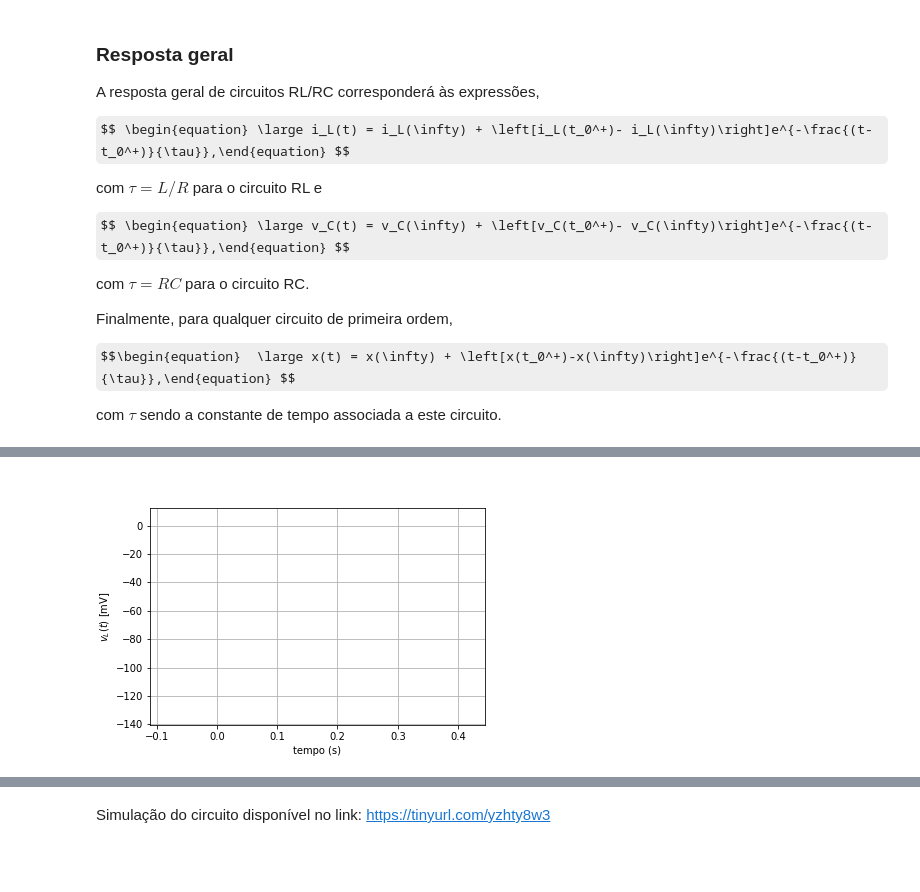
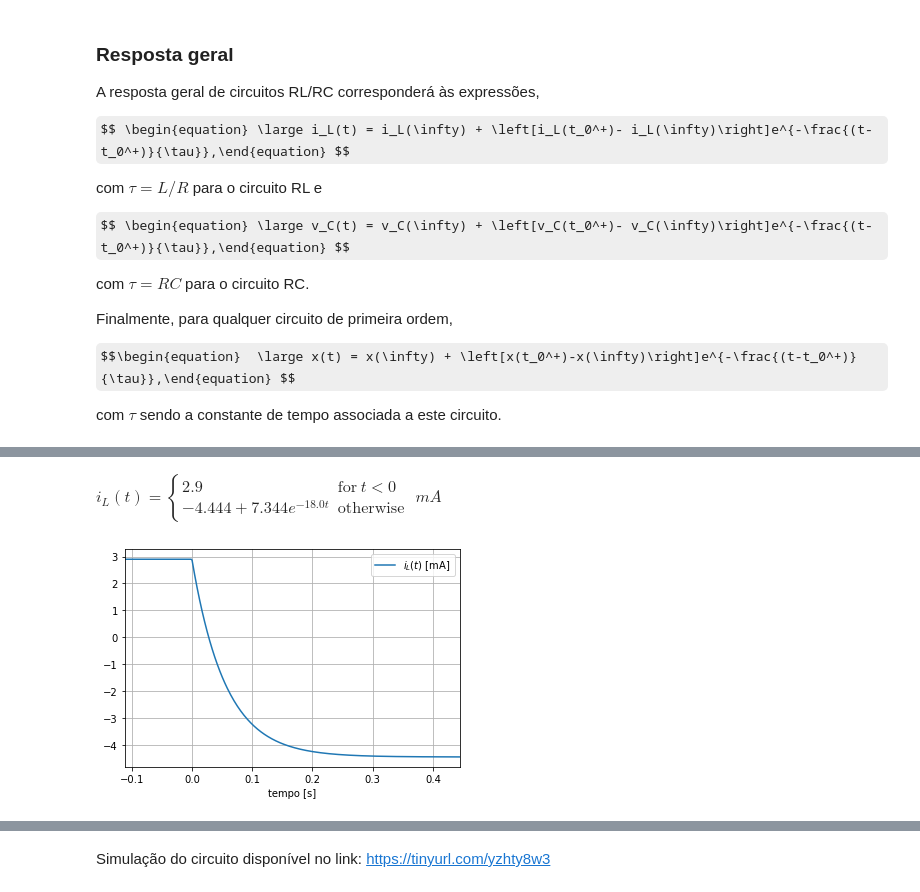
Before and after one commit to edsonportosilva/ElectricCircuits, a Jupyter notebook: Jupyter notebooks/Circuitos Eletricos I - Semana 8.1.ipynb, the cells around one changed output, grey strips where cells are left out. Cells and saved outputs as stored; diff of their text form; code cells hidden in the pictures; some formulas as TeX source; blank space fills up the shorter version.

```diff
--- a/Jupyter notebooks/Circuitos Eletricos I - Semana 8.1.ipynb
+++ b/Jupyter notebooks/Circuitos Eletricos I - Semana 8.1.ipynb
@@ -135,9 +113,24 @@ Image('./figures/J11C2a.gif')
-# %%
-vL = L*np.diff(iL)/np.diff(t) # vL = L*diL/dt tensão aplicada aos terminais do indutor
-vL = np.append(vL, vL[0])
-
-figName = './figures/J11C2b.gif'
-genGIF(t, vL*1000, figName, xlabel = 'tempo (s)', ylabel = '$v_L(t)$ [mV]', fram=t.size, inter=25)
-Image('./figures/J11C2b.gif')
-# %% [output]
-[figure, removed]
+# %%
+# parâmetros do circuito
+L   = 1
+vth = -80e-3
+Rth = 18
+
+iL_inf = vth/Rth # iL(infinito)
+iL_t0  = 2.9e-3  # iL(t0+)
+
+τ = L/Rth  # constante de tempo do circuito RL
+t0  = 0    # instante inicial
+
+t = sp.symbols('t', real=True) # define a variável tempo
+
+iL = sp.Piecewise( (iL_t0, t<0),                                              # iL(t) para t<t0-
+                   (iL_inf + (iL_t0 - iL_inf)*sp.exp(-(t-t0)/τ), t>=0) )*1000 # iL(t) para t>t0+
+
+symdisp('i_L(t) =', round_expr(iL.simplify(), 3), 'mA')
+
+intervalo  = np.linspace(t0-2*τ, t0+8*τ, 400)
+symplot(t, iL, intervalo, funLabel = '$i_L(t)$ [mA]')
+# %% [output]
+$\displaystyle i_L(t) =\begin{cases} 2.9 & \text{for}\: t < 0 \\-4.444 + 7.344 e^{- 18.0 t} & \text{otherwise} \end{cases}\;mA$
+[figure, added]
```
Also changed, not shown: parts of 13 cells of this notebook, 1 other file.
